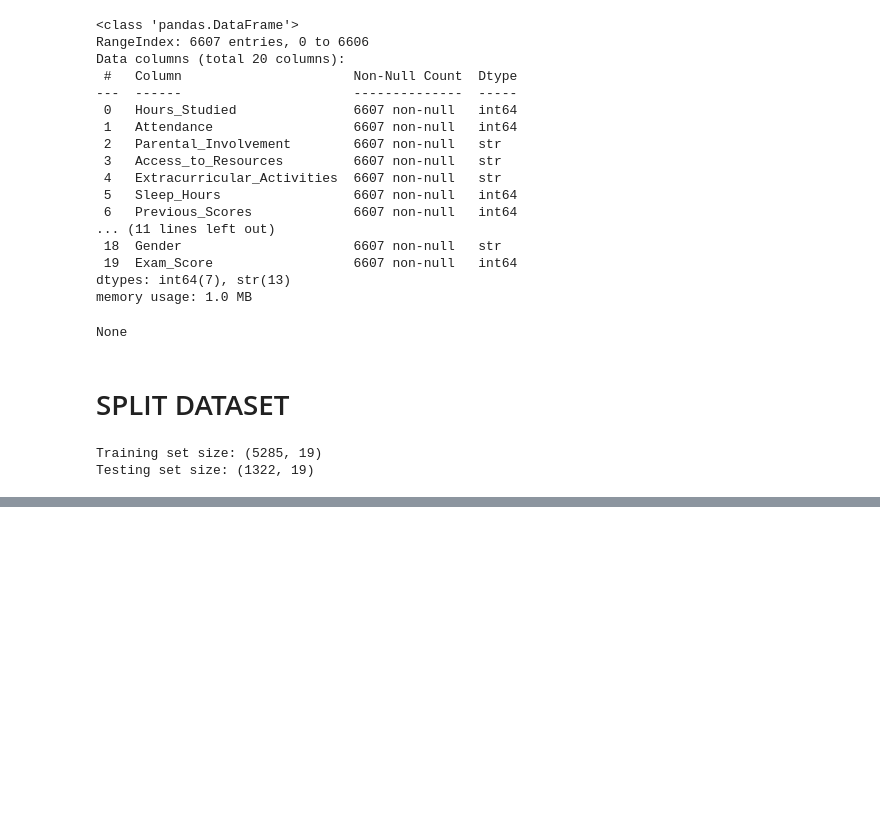
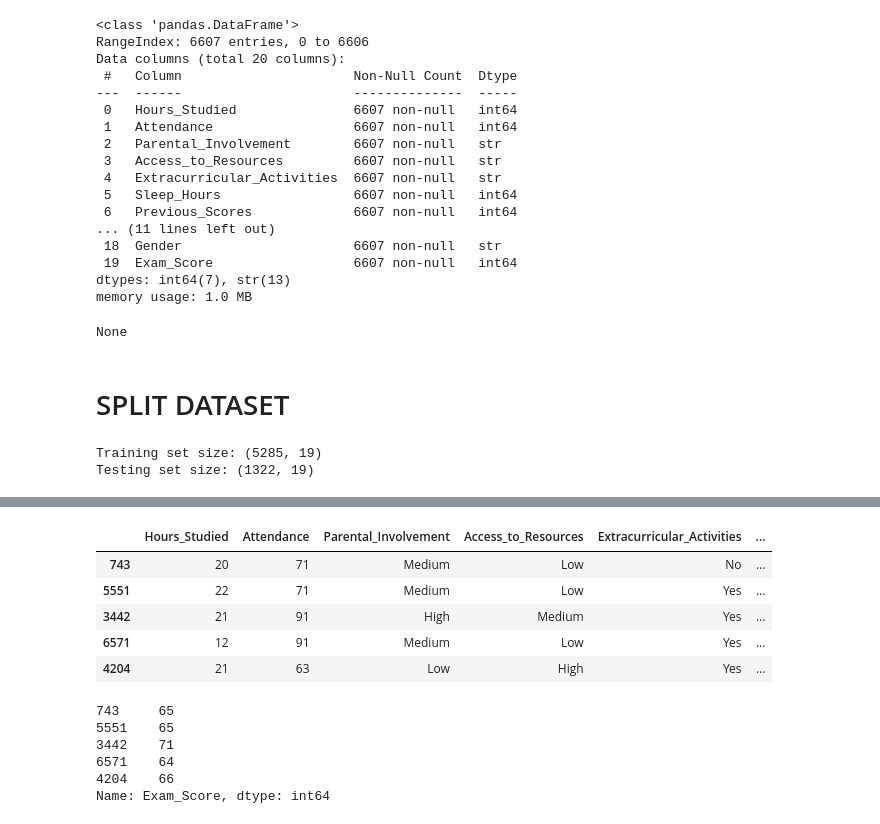
Before and after one commit to GantaLabs/StudentPerformanceFactors, a Jupyter notebook: notebook/Split_Processing.ipynb, the cells around one changed output, grey strips where cells are left out. Drawn from its saved outputs; the diff is of its cells as text; code cells hidden in the pictures; blank space fills up the shorter version.

```diff
--- a/notebook/Split_Processing.ipynb
+++ b/notebook/Split_Processing.ipynb
@@ -71,2 +71,16 @@ X_train
 # %%
-X
+display(X_test.head())
+display(y_test.head())
+# %% [output]
+|  | Hours_Studied | Attendance | Parental_Involvement | Access_to_Resources | Extracurricular_Activities | ... |
+| 743 | 20 | 71 | Medium | Low | No | ... |
+| 5551 | 22 | 71 | Medium | Low | Yes | ... |
+| 3442 | 21 | 91 | High | Medium | Yes | ... |
+| 6571 | 12 | 91 | Medium | Low | Yes | ... |
+| 4204 | 21 | 63 | Low | High | Yes | ... |
+743     65
+5551    65
+3442    71
+6571    64
+4204    66
+Name: Exam_Score, dtype: int64
```
Also changed, not shown: parts of 2 cells of this notebook.
